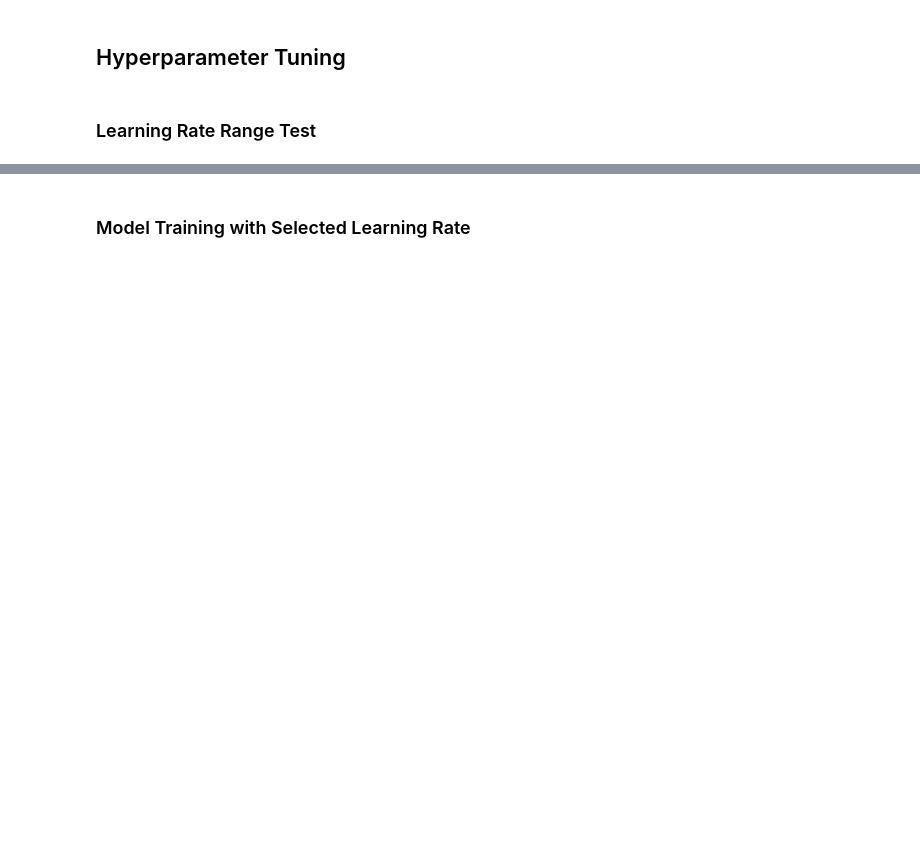
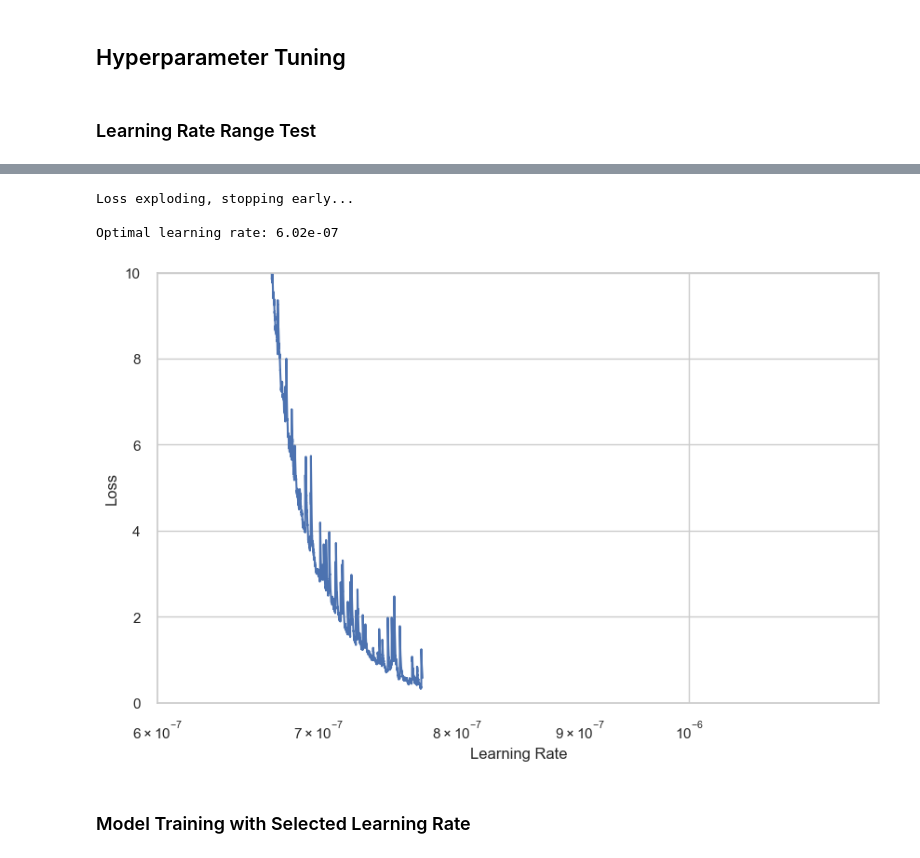
Before and after one commit to alvdef/spot_predictor, a Jupyter notebook: train.ipynb, the cells around one changed output, grey strips where cells are left out. Saved outputs shown, nothing was run; the diff lists cells and outputs as text; code cells hidden in the pictures; blank space fills up the shorter version.

```diff
--- a/train.ipynb
+++ b/train.ipynb
@@ -89,28 +112,39 @@ val_loader = val_dataset.get_data_loader()
 # %%
-# # Model configuration
-# model_config = {
-#     "hidden_size": 32,
-#     "n_layers": 2,
-#     "output_scale": 100.0,
-#     "window_size": 20,
-#     "batch_size": 32,
-#     "shuffle_buffer": 1000,
-#     "epochs": 100
-# }
-# model = SpotBiLSTM(model_config, device)
+def lr():
+    # Model configuration
+    model_config = {
+        "hidden_size": 32,        # Increased capacity
+        "output_scale": 100.0,
+        "window_size": 20,
+        "batch_size": 128,        # Smaller for better generalization
+        "shuffle_buffer": 1000,
+        "epochs": 150,           # More training time
+        "steps_per_epoch": len(train_dataset),
+        "init_learning_rate": 6e-7,
+        "final_learning_rate": 1.2e-6,
+        "weight_decay": 1.5e-5,
+        "mse_weight": 0.8
+    }
+    model = SpotBiLSTM(model_config, device)
 
+    log_lrs, losses = find_lr(model, train_loader, model_config, device)
 
-# log_lrs, losses = find_lr(model, train_loader, device)
+    # Plot results
+    plt.figure(figsize=(10, 6))
+    plt.grid(True)
+    plt.semilogx(10**np.array(log_lrs), losses)
+    plt.tick_params('both', length=10, width=1, which='both')
+    plt.xlabel('Learning Rate')
+    plt.ylabel('Loss')
+    plt.axis([model_config["init_learning_rate"], model_config["final_learning_rate"], 0, 10])
+    plt.show()
 
-# # Plot results
-# plt.figure(figsize=(10, 6))
-# plt.grid(True)
-# plt.semilogx(10**np.array(log_lrs), losses)
-# plt.tick_params('both', length=10, width=1, which='both')
-# plt.xlabel('Learning Rate')
-# plt.ylabel('Loss')
-# plt.axis([1e-8, 1e-3, 0, 30])
-# plt.show()
+lr()
+# %% [output]
+Loss exploding, stopping early...
+
+Optimal learning rate: 6.02e-07
+[figure, added]
 # %% [markdown]
 ### Model Training with Selected Learning Rate
 # %%
```
Also changed, not shown: parts of 10 cells of this notebook, 10 other files.
